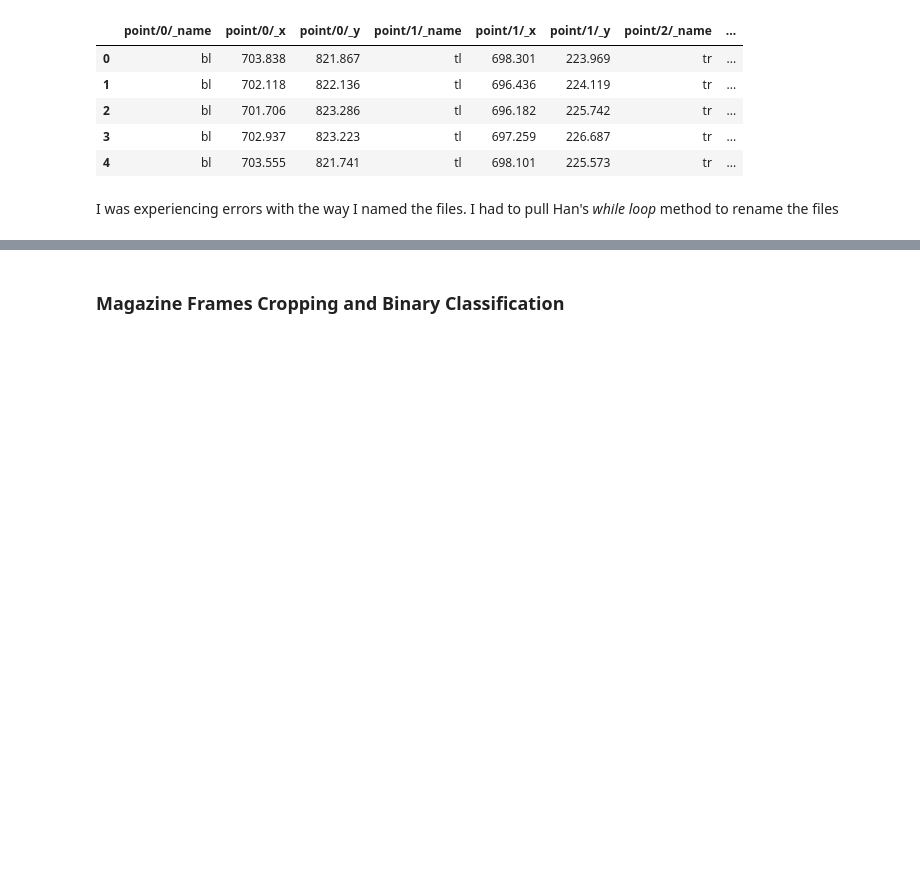
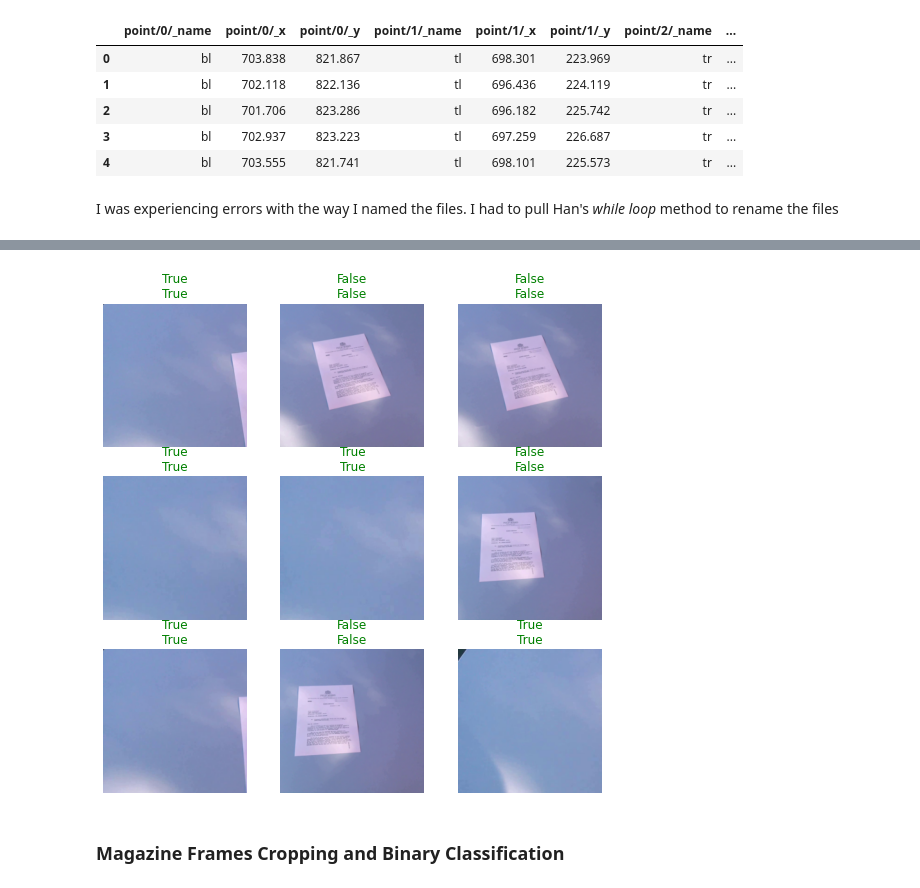
Before and after one commit to alixintong/btt-ai-know-your-customer, a Jupyter notebook: Letter_and_Magazine_Cropping_and_Binary_Classification.ipynb, the cells around one changed output, grey strips where cells are left out. Saved outputs shown, nothing was run; the diff lists cells and outputs as text; code cells hidden in the pictures; blank space fills up the shorter version.

```diff
--- a/Letter_and_Magazine_Cropping_and_Binary_Classification.ipynb
+++ b/Letter_and_Magazine_Cropping_and_Binary_Classification.ipynb
@@ -72,0 +73,4 @@ dls_letter.show_batch(max_n = 12) #displays 12 images
+# %%
+# Create Learner with pretrained ResNet34
+learn_letter = vision_learner(dls_letter, resnet34, metrics=error_rate)
+learn_letter.fine_tune(1)
@@ -72,0 +83,3 @@ dls_letter.show_batch(max_n = 12) #displays 12 images
+# %%
+learn_letter.show_results()
+# %% [output]
@@ -73,3 +87,4 @@ dls_letter.show_batch(max_n = 12) #displays 12 images
+[figure, added]
 # %% [markdown]
 ### Magazine Frames Cropping and Binary Classification
 # %%
```
Also changed, not shown: parts of 6 cells of this notebook.
